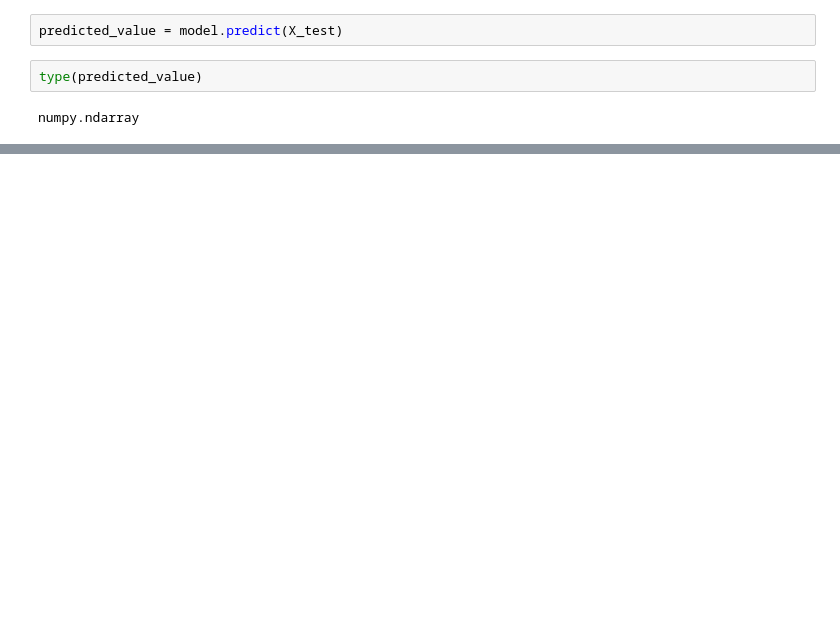
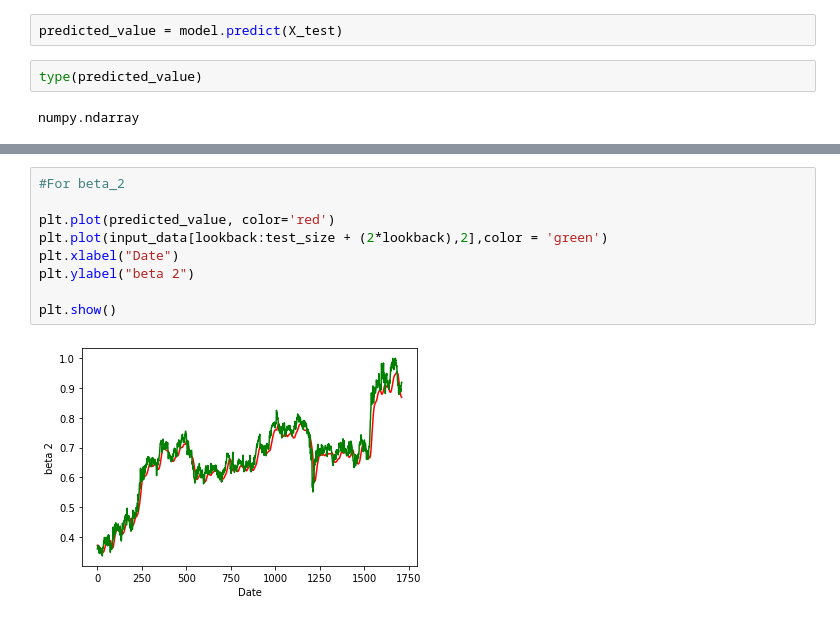
Before and after one commit to adityaaryan24/Quant_Wing, a Jupyter notebook: Nelson Seigel Paramters Forecasting.ipynb, the cells around one changed output, grey strips where cells are left out. Saved outputs shown, nothing was run; the diff lists cells and outputs as text; blank space fills up the shorter version.

```diff
--- a/TIP_Incomplete.ipynb
+++ b/Nelson Seigel Paramters Forecasting.ipynb
@@ -343,2 +353,13 @@ plt.plot(y)
+# %%
+#For beta_2
+
+plt.plot(predicted_value, color='red')
+plt.plot(input_data[lookback:test_size + (2*lookback),2],color = 'green')
+plt.xlabel("Date")
+plt.ylabel("beta 2")
+
+plt.show()
+# %% [output]
+[figure, added]
 # %%
 # %% [output]
```
Also changed, not shown: parts of 9 cells of this notebook.
